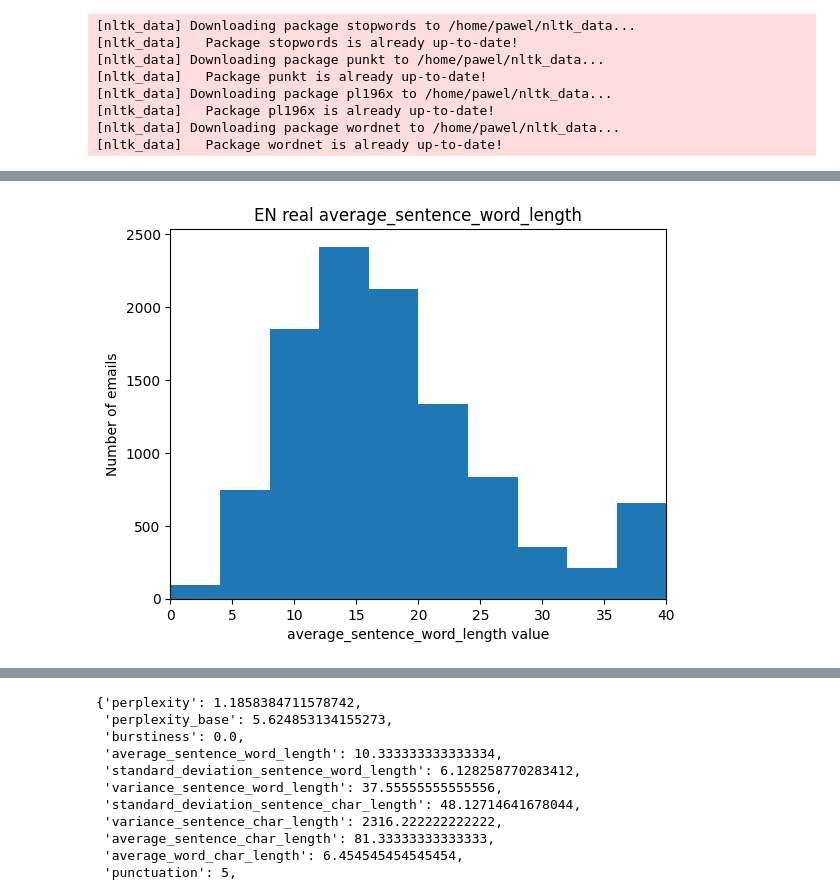
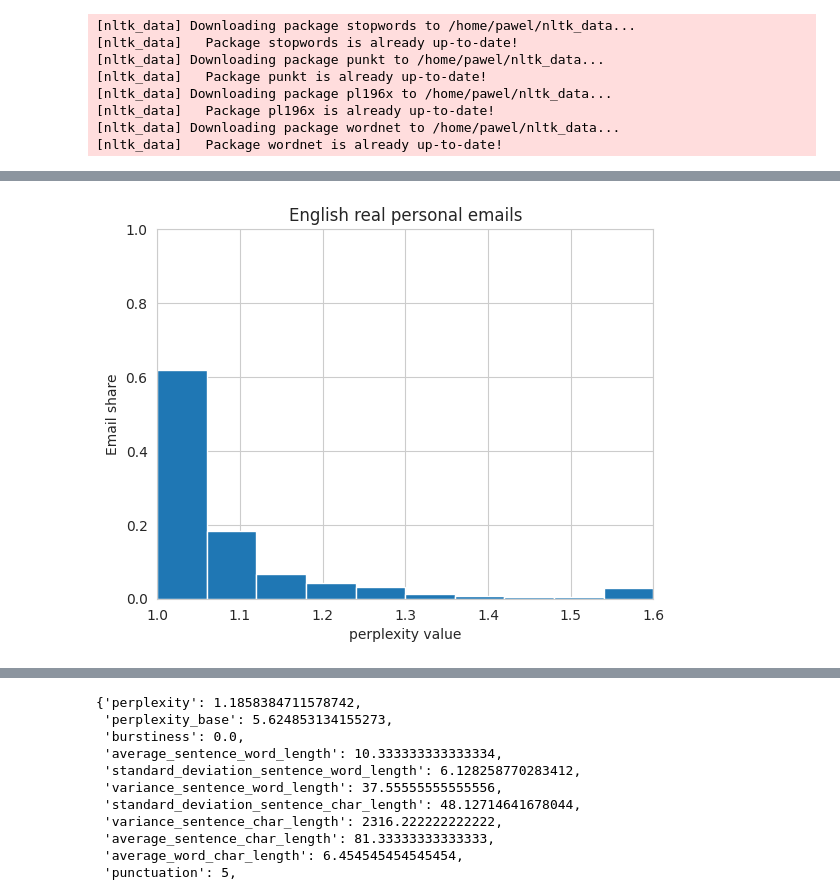
Before and after one commit to Erfantls/anti-gpt-checker, a Jupyter notebook: notebooks/attributes_analysis.ipynb, the cells around one changed output, grey strips where cells are left out. Cells and saved outputs as stored; diff of their text form; code cells hidden in the pictures.

```diff
--- a/notebooks/attributes_analysis.ipynb
+++ b/notebooks/attributes_analysis.ipynb
@@ -39,15 +39,15 @@ real_personal: List[AttributeInDB] = dao_attribute.find_many_by_query({"is_gener
 generated_personal = [attribute for attribute in generated_personal if attribute is not None]
 real_personal = [attribute for attribute in real_personal if attribute is not None]
 # %%
-pl_generated = [attribute for attribute in all_generated if attribute.language == 'pl']
-pl_real = [attribute for attribute in all_real if attribute.language == 'pl']
-en_generated = [attribute for attribute in all_generated if attribute.language == 'en']
-en_real = [attribute for attribute in all_real if attribute.language == 'en']
+pl_generated = [attribute.to_flat_dict_normalized() for attribute in all_generated if attribute.language == 'pl']
+pl_real = [attribute.to_flat_dict_normalized() for attribute in all_real if attribute.language == 'pl']
+en_generated = [attribute.to_flat_dict_normalized() for attribute in all_generated if attribute.language == 'en']
+en_real = [attribute.to_flat_dict_normalized() for attribute in all_real if attribute.language == 'en']
 
-pl_generated_personal = [attribute for attribute in generated_personal if attribute.language == 'pl']
-pl_real_personal = [attribute for attribute in real_personal if attribute.language == 'pl']
-en_generated_personal = [attribute for attribute in generated_personal if attribute.language == 'en']
-en_real_personal = [attribute for attribute in real_personal if attribute.language == 'en']
+pl_generated_personal = [attribute.to_flat_dict_normalized() for attribute in generated_personal if attribute.language == 'pl']
+pl_real_personal = [attribute.to_flat_dict_normalized() for attribute in real_personal if attribute.language == 'pl']
+en_generated_personal = [attribute.to_flat_dict_normalized() for attribute in generated_personal if attribute.language == 'en']
+en_real_personal = [attribute.to_flat_dict_normalized() for attribute in real_personal if attribute.language == 'en']
 # %%
 from matplotlib import pyplot as plt
 import numpy as np
@@ -99,3 +112,3 @@ compare_4_hists('burstiness', min_value=0, max_value=3)
 # %%
-compare_4_hists('average_sentence_word_length', min_value=0, max_value=40)
+compare_4_hists('perplexity', min_value_pl=1, max_value_pl=2.5, min_value_eng=1, max_value_eng=1.6, top_pl=1, top_eng=1, num_bin=10)
 # %% [output]
@@ -105,2 +118,2 @@ compare_4_hists('average_sentence_word_length', min_value=0, max_value=40)
-[figure, old version]
+[figure, new version]
 # %%
```
Also changed, not shown: parts of 17 cells of this notebook, 21 other files.
